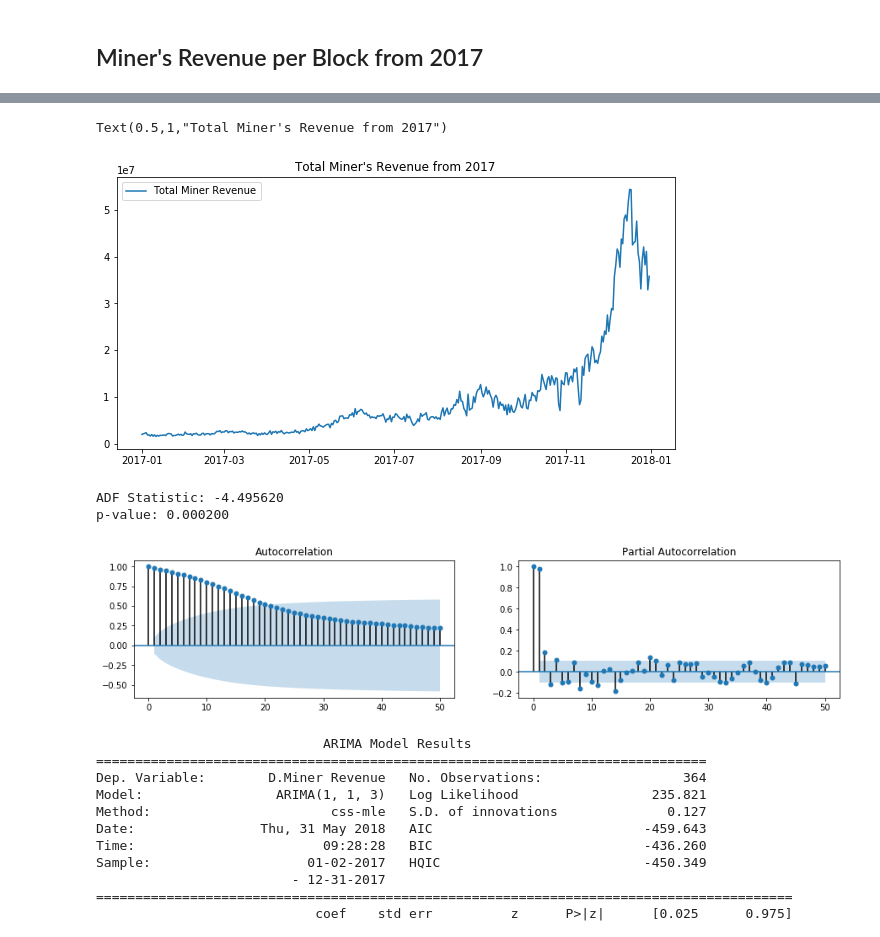
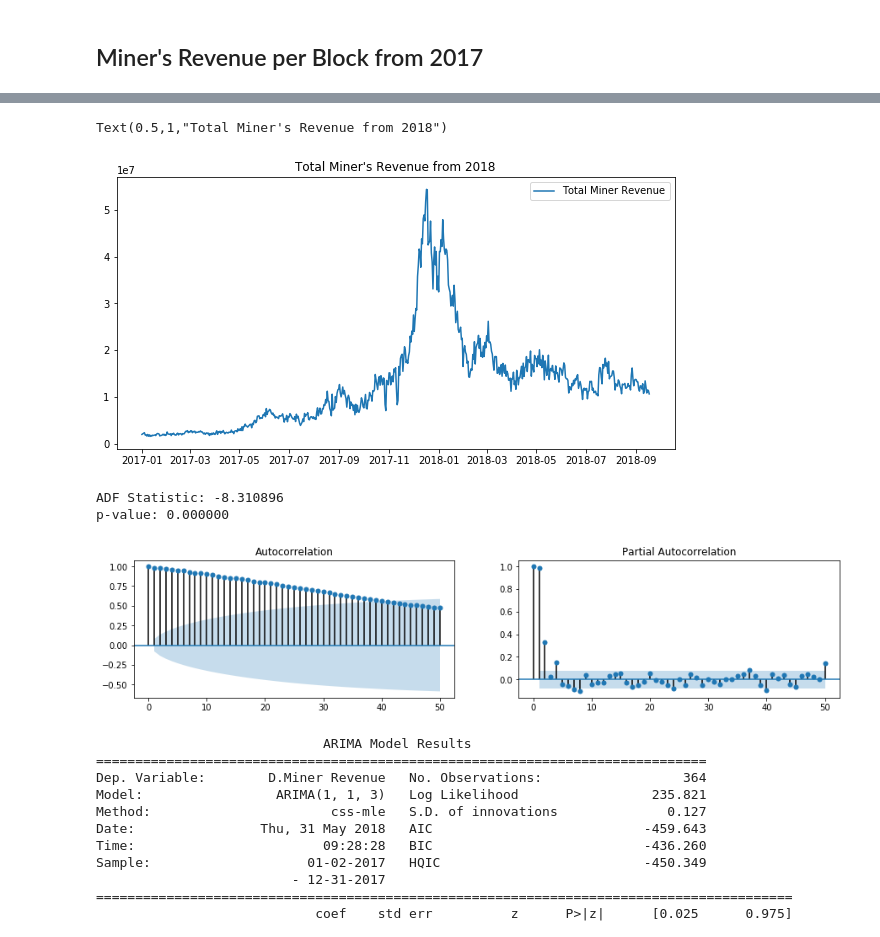
Before and after one commit to fund3/anova-blocksci, a Jupyter notebook: Eileen.ipynb, the cells around one changed output, grey strips where cells are left out. Drawn from its saved outputs; the diff is of its cells as text; code cells hidden in the pictures.

```diff
--- a/Eileen.ipynb
+++ b/Eileen.ipynb
@@ -352,6 +353,6 @@ plt.show() #plot predicted values from 2018.
 # %% [markdown]
 ## Miner's Revenue per Block from 2017
 # %%
-%time miner_revenue = [block.revenue for block in chain.range('2017')]
-times = [block.time for block in chain.range('2017')]
+%time miner_revenue = [block.revenue for block in chain.range(start = "2017-01-01", end = "2018-09-18")]
+times = [block.time for block in chain.range(start = "2017-01-01", end = "2018-09-18")]
 # %% [output]
@@ -360,22 +361,22 @@ Wall time: 1min 9s
 # %%
 df_miner_rev = pd.DataFrame({"Miner Revenue":miner_revenue}, index=times)
 #resample by daily summary.
 df_miner_rev = df_miner_rev.resample("d").sum()
-df_miner_rev = converter.satoshi_to_currency_df(df_miner_rev, chain.range('2017'))
+df_miner_rev = converter.satoshi_to_currency_df(df_miner_rev, chain.range(start = "2017-01-01", end = "2018-09-18"))
 fig, ax = plt.subplots(figsize=(10, 5))
 ax.plot(df_miner_rev)
 ax.legend(["Total Miner Revenue"])
-ax.set_title("Total Miner's Revenue from 2017")
+ax.set_title("Total Miner's Revenue from 2018")
 # %% [output]
-Text(0.5,1,"Total Miner's Revenue from 2017")
+Text(0.5,1,"Total Miner's Revenue from 2018")
-[figure, old version]
+[figure, new version]
 # %%
 result = adfuller(df_miner_rev['Miner Revenue'].diff().dropna())
 print('ADF Statistic: %f' % result[0])
 print('p-value: %f' % result[1])
 # %% [output]
-ADF Statistic: -4.495620
-p-value: 0.000200
+ADF Statistic: -8.310896
+p-value: 0.000000
 # %%
 '''Partial and Autocorrelation Plots.'''
 f, (ax1, ax2) = plt.subplots(1, 2, figsize = (15,3))
@@ -383,7 +384,7 @@ plot_acf(df_miner_rev['Miner Revenue'], lags = 50, ax = ax1)
 plot_pacf(df_miner_rev['Miner Revenue'], lags = 50, ax = ax2)
 plt.show()
 # %% [output]
-[figure, old version]
+[figure, new version]
 # %%
 '''Fitting model.'''
 df_miner_rev_logged = np.log(df_miner_rev)
```
Also changed, not shown: parts of 29 cells of this notebook.
